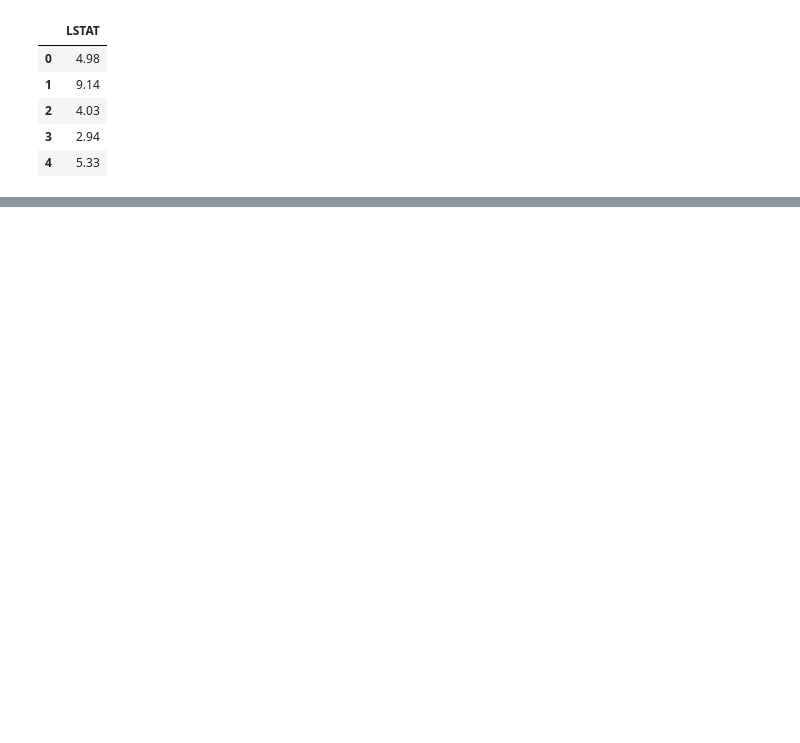
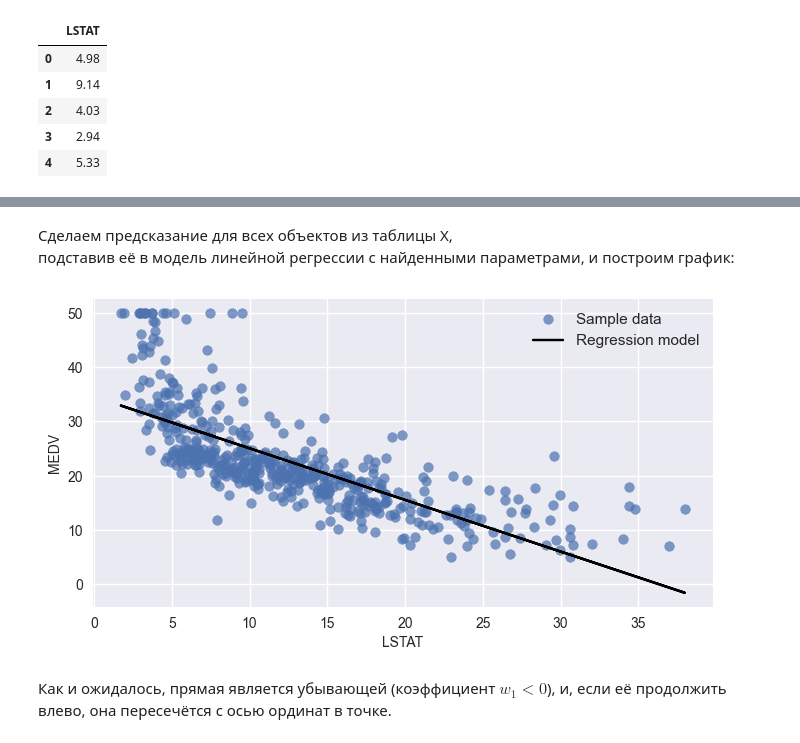
Before and after one commit to abodrij/sf_data_science, a Jupyter notebook: ml_02.ipynb, the cells around one changed output, grey strips where cells are left out. Saved outputs shown, nothing was run; the diff lists cells and outputs as text; code cells hidden in the pictures; blank space fills up the shorter version.

```diff
--- a/ml_02.ipynb
+++ b/ml_02.ipynb
@@ -176,0 +198,11 @@ X.head()
+# %%
+def linear_regression(X, y):
+    # Создаём вектор из единиц
+    ones = np.ones(X.shape[0])
+    # Добавляем вектор к таблице первым столбцом
+    X = np.column_stack([ones, X])
+    # Вычисляем обратную матрицу Q
+    Q = np.linalg.inv(X.T @ X)
+    # Вычисляем вектор коэффициентов
+    w = Q @ X.T @ y
+    return w
@@ -176,0 +212,11 @@ X.head()
+# %%
+# Вычисляем параметры линейной регрессии
+w = linear_regression(X, y)
+# Выводим вычисленные значения параметров в виде вектора
+print('Vector w: {}'.format(w))
+# Выводим параметры с точностью до двух знаков после запятой
+print('w0: {:.2f}'.format(w[0]))
+print('w1: {:.2f}'.format(w[1]))
+# Vector w: [34.55384088 -0.95004935]
+# w0: 34.55
+# w1: -0.95
@@ -176,0 +234,7 @@ X.head()
+# %%
+# Задаём процент низкостатусного населения
+x_example = 5.18
+# Делаем предсказание
+y_predict = w[0] + w[1] * x_example
+print('Predicted value: {:.2f}'.format(float(y_predict)))
+# Predicted value: 29.63
@@ -176,0 +247,20 @@ X.head()
+# %%
+def plot_regression_2d(X, y_true, y_predict, xlabel='LSTAT', ylabel='MEDV'):
+    fig, ax = plt.subplots(figsize=(8, 4)) # фигура + координатная плоскость
+    ax.scatter(X, y_true, alpha=0.7, label='Sample data') # диаграмма рассеяния
+    ax.plot(X, y_predict, color='black', label='Regression model') # линейный график
+    ax.set_xlabel(xlabel) # название оси абсцисс
+    ax.set_ylabel(ylabel) # название оси ординат
+    ax.legend(facecolor='white', fontsize=11) # легенда
+# %% [markdown]
+Сделаем предсказание для всех объектов из таблицы X,
+подставив её в модель линейной регрессии с найденными параметрами, и построим график:
+# %%
+# Делаем предсказание для всех объектов из таблицы
+y_predict = w[0] + w[1] * X
+# Строим визуализацию
+plot_regression_2d(X, y, y_predict)
+# %% [output]
+[figure, added]
+# %% [markdown]
+Как и ожидалось, прямая является убывающей (коэффициент $ w_1 < 0$), и, если её продолжить влево, она пересечётся с осью ординат в точке.
```
Also changed, not shown: parts of 38 cells of this notebook.
